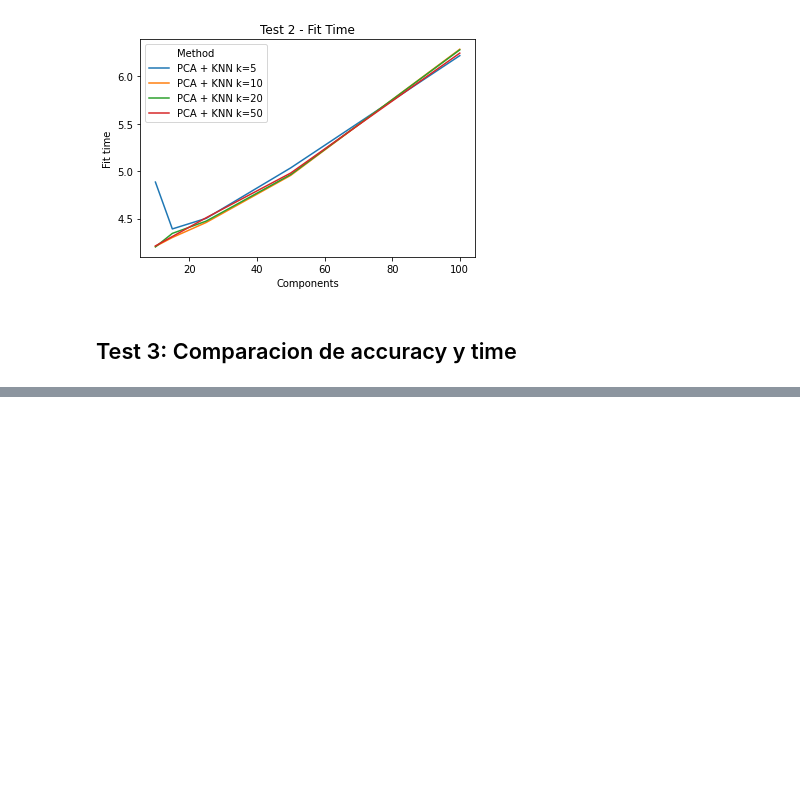
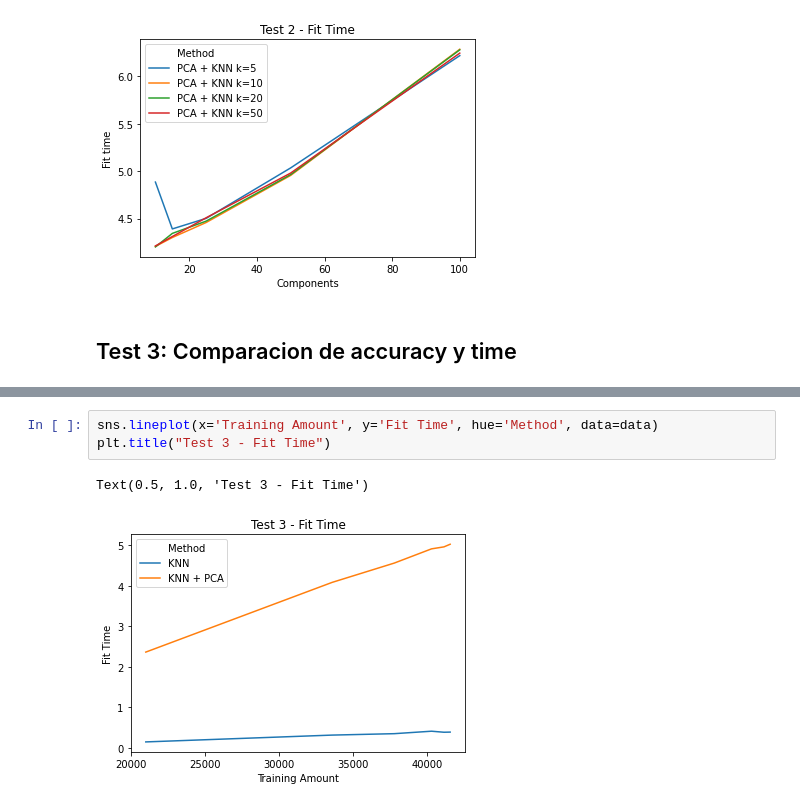
Before and after one commit to brianarrondo/metnum-tp2, a Jupyter notebook: notebooks/graphics.ipynb, the cells around one changed output, grey strips where cells are left out. Saved outputs shown, nothing was run; the diff lists cells and outputs as text; blank space fills up the shorter version.

```diff
--- a/notebooks/graphics.ipynb
+++ b/notebooks/graphics.ipynb
@@ -85,0 +114,6 @@ Text(0.5, 1.0, 'Test 2 - Fit Time')
+# %%
+sns.lineplot(x='Training Amount', y='Fit Time', hue='Method', data=data)
+plt.title("Test 3 - Fit Time")
+# %% [output]
+Text(0.5, 1.0, 'Test 3 - Fit Time')
+[figure, added]
```
Also changed, not shown: parts of 8 cells of this notebook, 2 other files.
